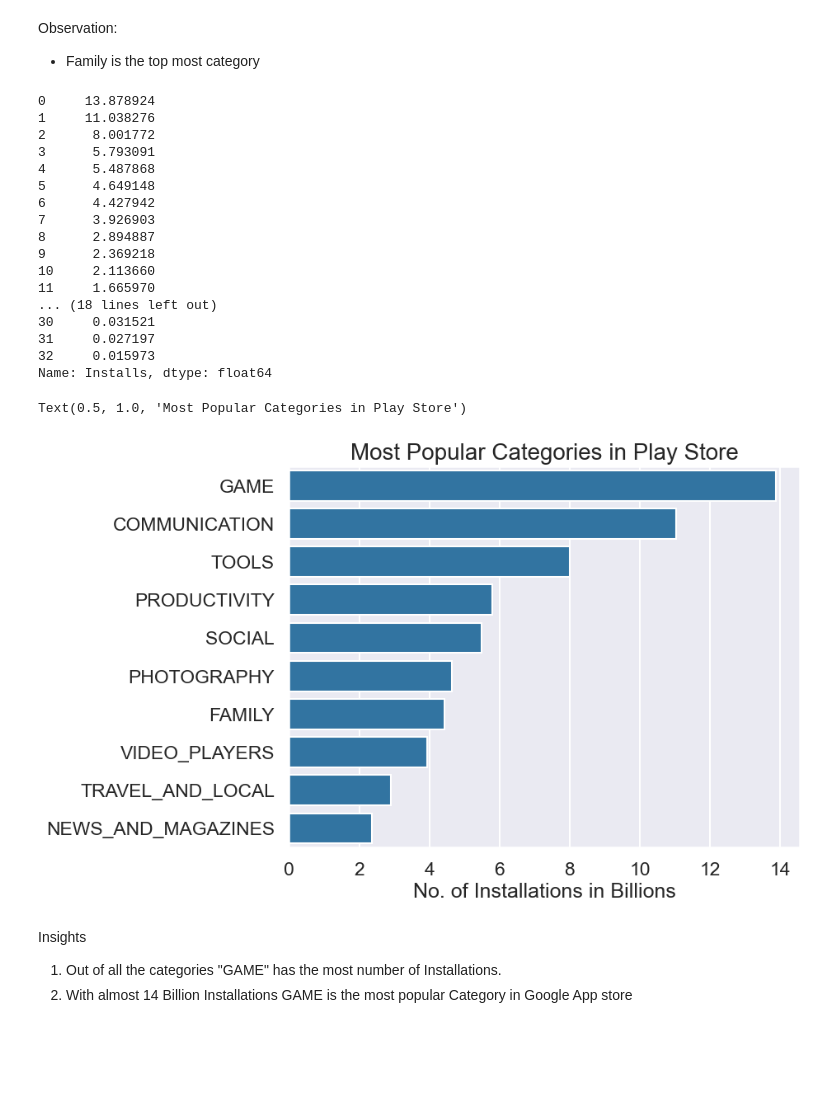
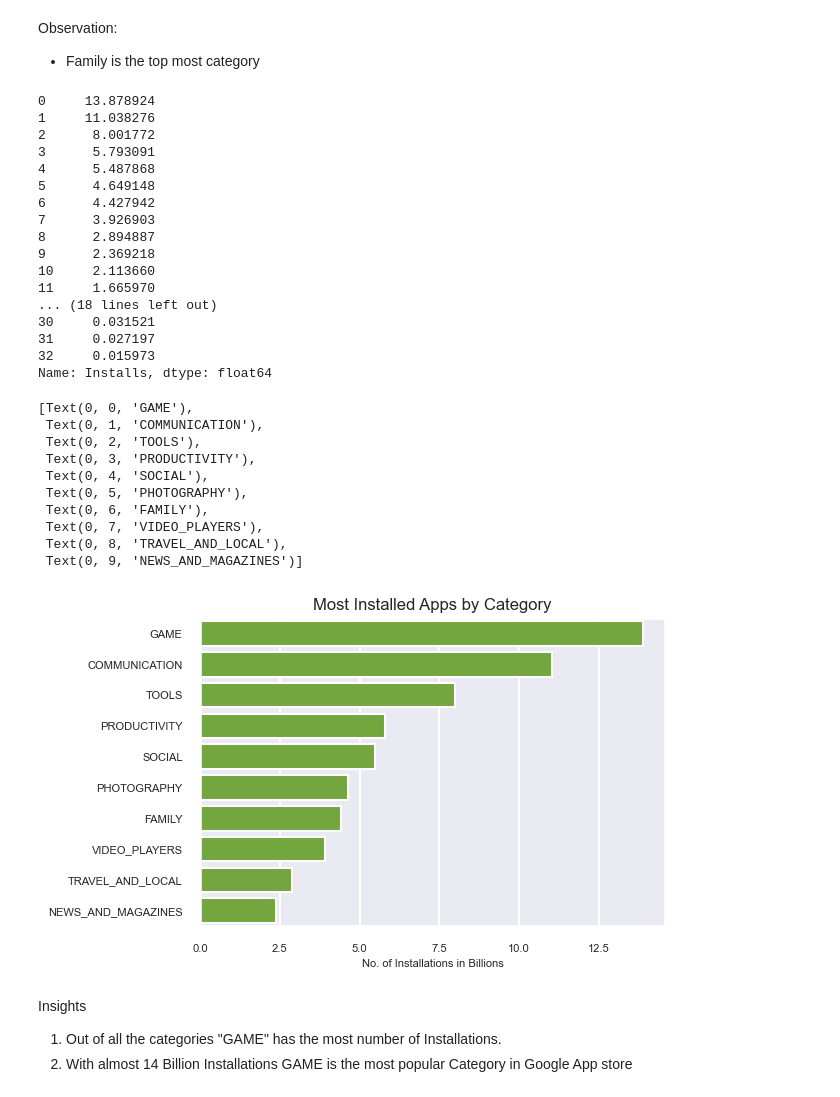
Before and after one commit to Amypearl/GoogleplaystoreEDA, a Jupyter notebook: EDAwithvscode.ipynb, the cells around one changed output. Saved outputs shown, nothing was run; the diff lists cells and outputs as text; code cells hidden in the pictures; blank space fills up the shorter version.

```diff
--- a/EDAwithvscode.ipynb
+++ b/EDAwithvscode.ipynb
@@ -23,7 +14,7 @@ warnings.filterwarnings("ignore")
 # %%
 ## Loading the dataset
 
-df = pd.read_csv('https://raw.githubusercontent.com/krishnaik06/playstore-Dataset/main/googleplaystore.csv')
+df = pd.read_csv('googleplaystore.csv')
 # %% [markdown]
 ## Observation of Basic characteristics of the Dataset
 # %%
@@ -564,38 +567,50 @@ Observation:
 # %%
 df_copy['Installs']= df_copy['Installs'].astype(int)
 # %%
+#Most Installed Apps by Category
 df_cat_installs = df_copy.groupby(['Category'])['Installs'].sum().sort_values(ascending= False).reset_index()
 df_cat_installs.Installs = df_cat_installs.Installs/1000000000
 print(df_cat_installs.Installs)
 df2 = df_cat_installs.head(10)
-plt.figure(figsize = (8,6))
+plt.figure(figsize = (6, 4))
 sns.set_context("talk")
 sns.set_style("darkgrid")
 
-ax = sns.barplot(x = 'Installs' , y = 'Category' , data = df2 )
-ax.set_xlabel('No. of Installations in Billions')
+ax = sns.barplot(x = 'Installs' , y = 'Category' , data = df2, color="#74B72E" )
+ax.set_xlabel('No. of Installations in Billions', size =8)
 ax.set_ylabel('')
-ax.set_title("Most Popular Categories in Play Store", size = 20)
+ax.set_title("Most Installed Apps by Category", size = 12)
+ax.set_xticklabels(ax.get_xticklabels(), fontsize=8)
+ax.set_yticklabels(ax.get_yticklabels(), fontsize=8)
 # %% [output]
 0     13.878924
 1     11.038276
 2      8.001772
 3      5.793091
 4      5.487868
 5      4.649148
 6      4.427942
 7      3.926903
 8      2.894887
 9      2.369218
 10     2.113660
 11     1.665970
 ... (18 lines left out)
 30     0.031521
 31     0.027197
 32     0.015973
 Name: Installs, dtype: float64
-Text(0.5, 1.0, 'Most Popular Categories in Play Store')
+[Text(0, 0, 'GAME'),
+ Text(0, 1, 'COMMUNICATION'),
+ Text(0, 2, 'TOOLS'),
+ Text(0, 3, 'PRODUCTIVITY'),
+ Text(0, 4, 'SOCIAL'),
+ Text(0, 5, 'PHOTOGRAPHY'),
+ Text(0, 6, 'FAMILY'),
+ Text(0, 7, 'VIDEO_PLAYERS'),
+ Text(0, 8, 'TRAVEL_AND_LOCAL'),
+ Text(0, 9, 'NEWS_AND_MAGAZINES')]
-[figure, old version]
+[figure, new version]
 # %% [markdown]
 Insights
 1. Out of all the categories "GAME" has the most number of Installations.
```
Also changed, not shown: parts of 11 cells of this notebook, 1 other file.
